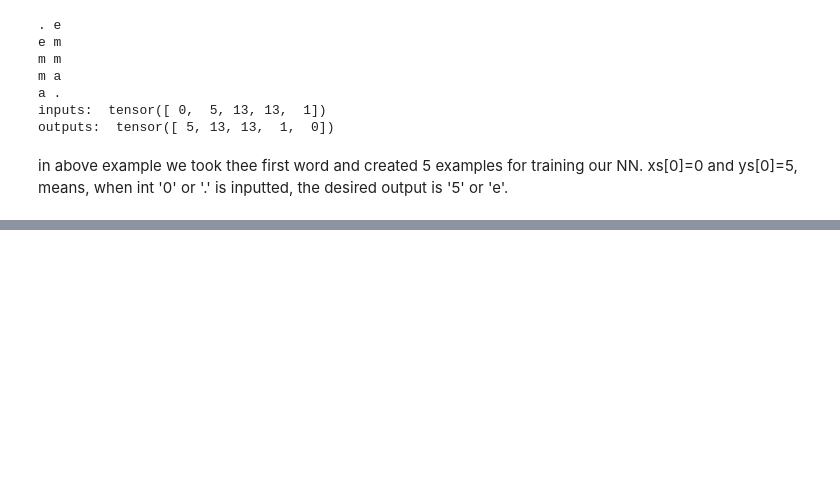
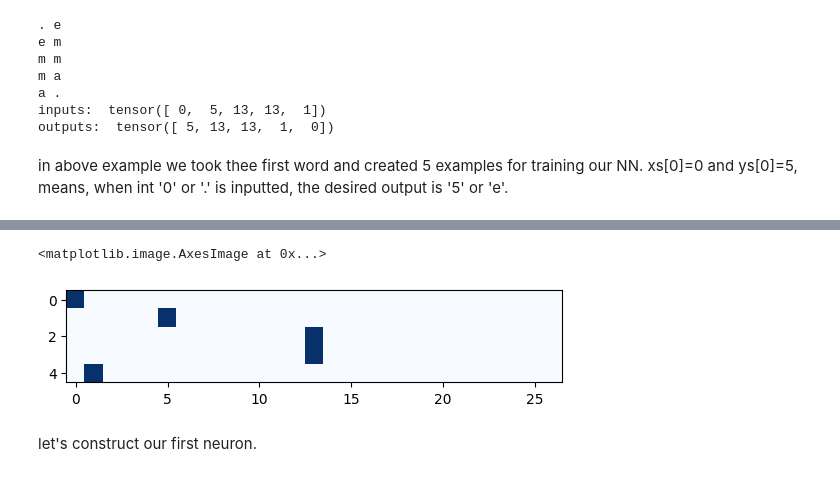
Before and after one commit to mehrdad-zade/OpenAPI, a Jupyter notebook: research/makeme_Explained.ipynb, the cells around one changed output, grey strips where cells are left out. Drawn from its saved outputs; the diff is of its cells as text; code cells hidden in the pictures; blank space fills up the shorter version.

Commit message:
one hot encoding

```diff
--- a/research/makeme_Explained.ipynb
+++ b/research/makeme_Explained.ipynb
@@ -561,0 +566,4 @@ in above example we took thee first word and created 5 examples for training our
+# %%
+import torch.nn.functional as F
+xenc = F.one_hot(xs, num_classes=27).float() # the input to the NN should be float
+xenc
@@ -561,0 +581,8 @@ in above example we took thee first word and created 5 examples for training our
+# %%
+# visualize which bits are turned on with one-hot encoding. you can see 13 was turned on twice as expected, and 0 once at row zero, and etc.
+plt.imshow(xenc, cmap='Blues')
+# %% [output]
+<matplotlib.image.AxesImage at 0x...>
+[figure, added]
+# %% [markdown]
+let's construct our first neuron.
```
Also changed, not shown: parts of 7 cells of this notebook.
